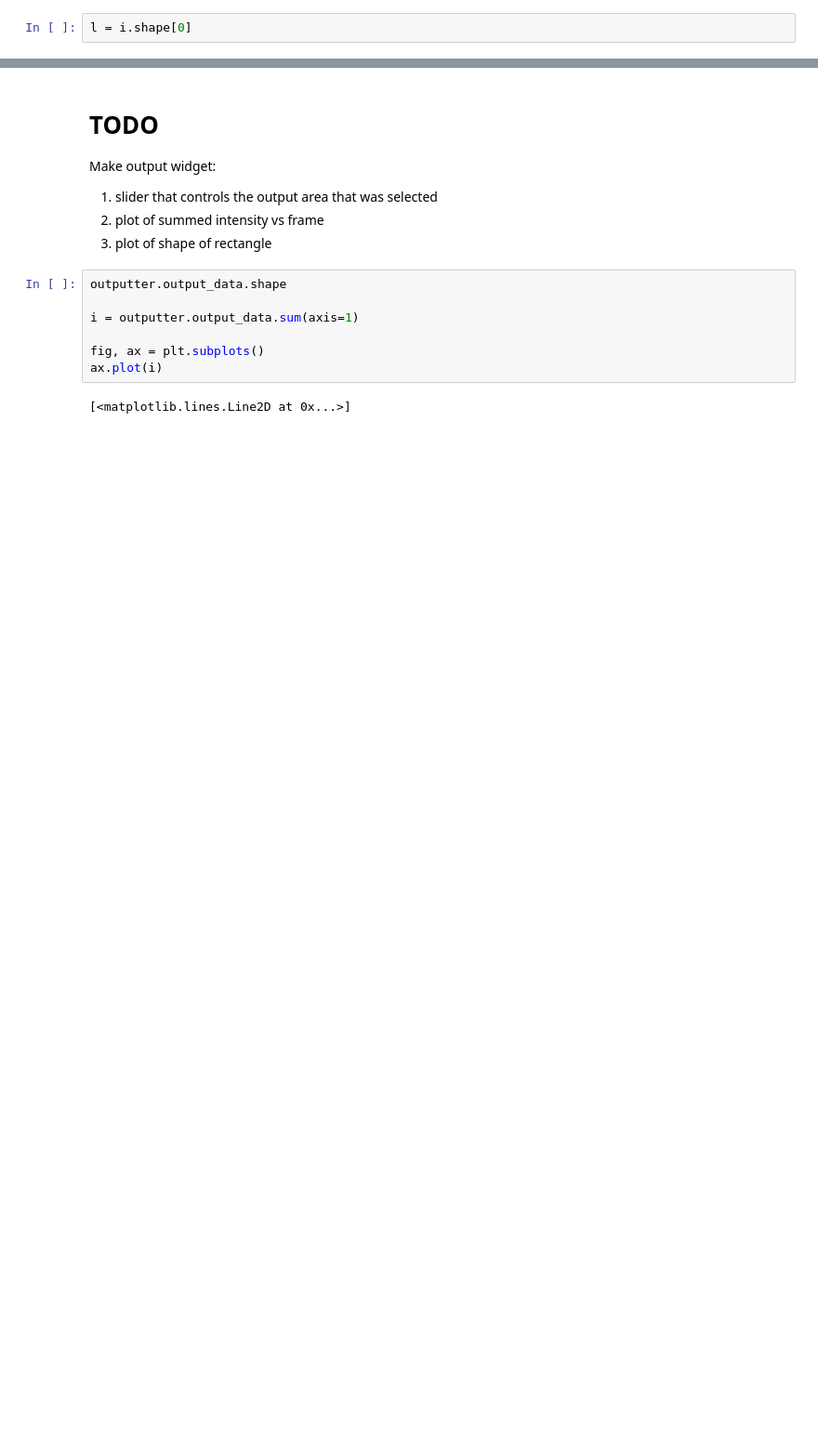
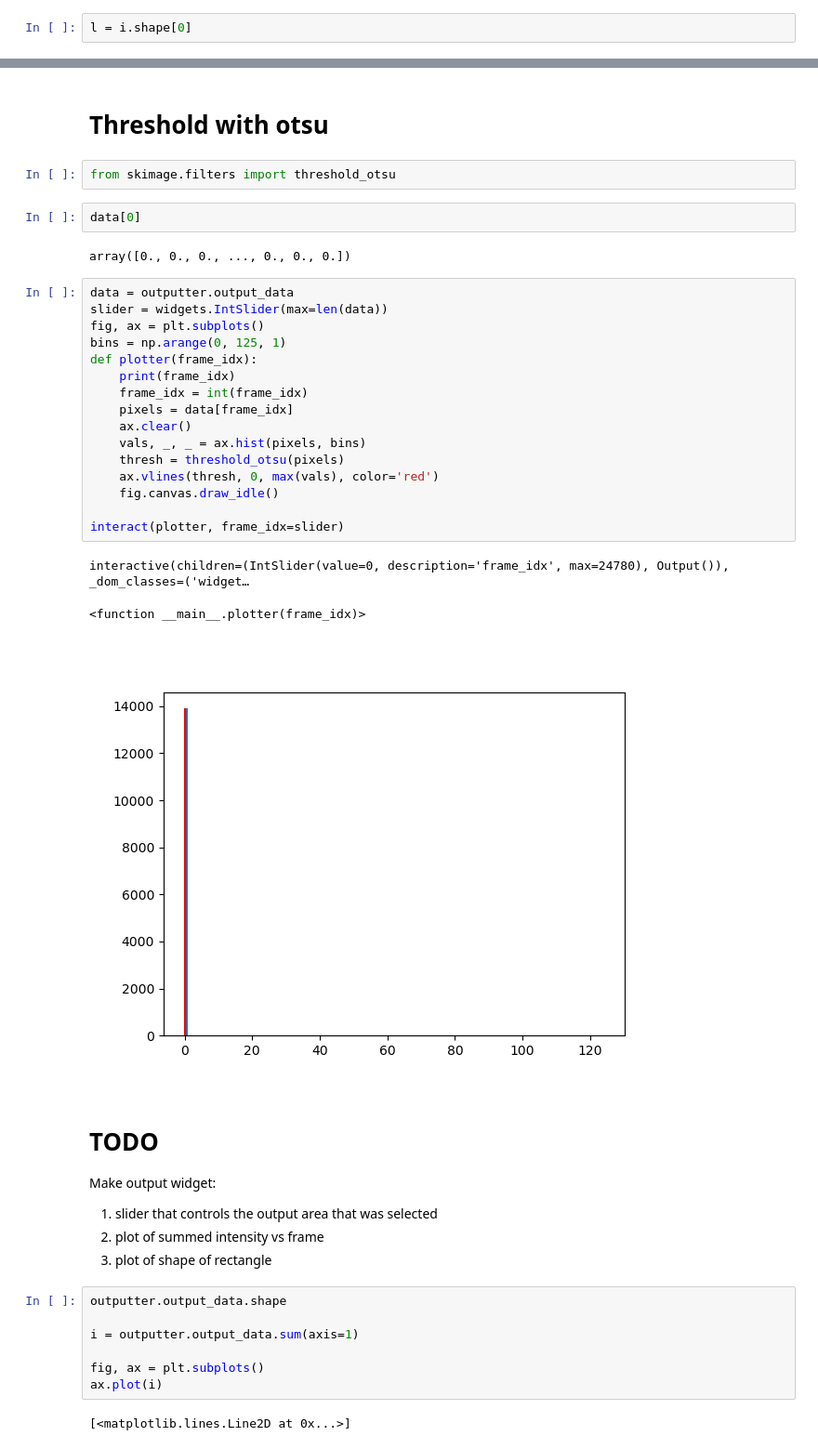
Before and after one commit to TheMartinLab/crystal-video, a Jupyter notebook: draw-on-movie.ipynb, the cells around one changed output, grey strips where cells are left out. Shown at 93% size. Drawn from its saved outputs; the diff is of its cells as text; blank space fills up the shorter version.

```diff
--- a/draw-on-movie.ipynb
+++ b/draw-on-movie.ipynb
@@ -420,4 +452,32 @@ array([[36., 37., 37., ..., 49., 49., 49.],
        [ 0.,  0.,  0., ...,  0.,  0.,  0.]])
+# %% [markdown]
+# Threshold with otsu
+# %%
+from skimage.filters import threshold_otsu
+# %%
+data[0]
+# %% [output]
+array([0., 0., 0., ..., 0., 0., 0.])
+# %%
+data = outputter.output_data
+slider = widgets.IntSlider(max=len(data))
+fig, ax = plt.subplots()
+bins = np.arange(0, 125, 1)
+def plotter(frame_idx):
+    print(frame_idx)
+    frame_idx = int(frame_idx)
+    pixels = data[frame_idx]
+    ax.clear()
+    vals, _, _ = ax.hist(pixels, bins)
+    thresh = threshold_otsu(pixels)
+    ax.vlines(thresh, 0, max(vals), color='red')
+    fig.canvas.draw_idle()
+
+interact(plotter, frame_idx=slider)
+# %% [output]
+interactive(children=(IntSlider(value=0, description='frame_idx', max=24780), Output()), _dom_classes=('widget…
+<function __main__.plotter(frame_idx)>
+[figure, added]
 # %% [markdown]
 # TODO
 Make output widget:
```
Also changed, not shown: parts of 22 cells of this notebook.
